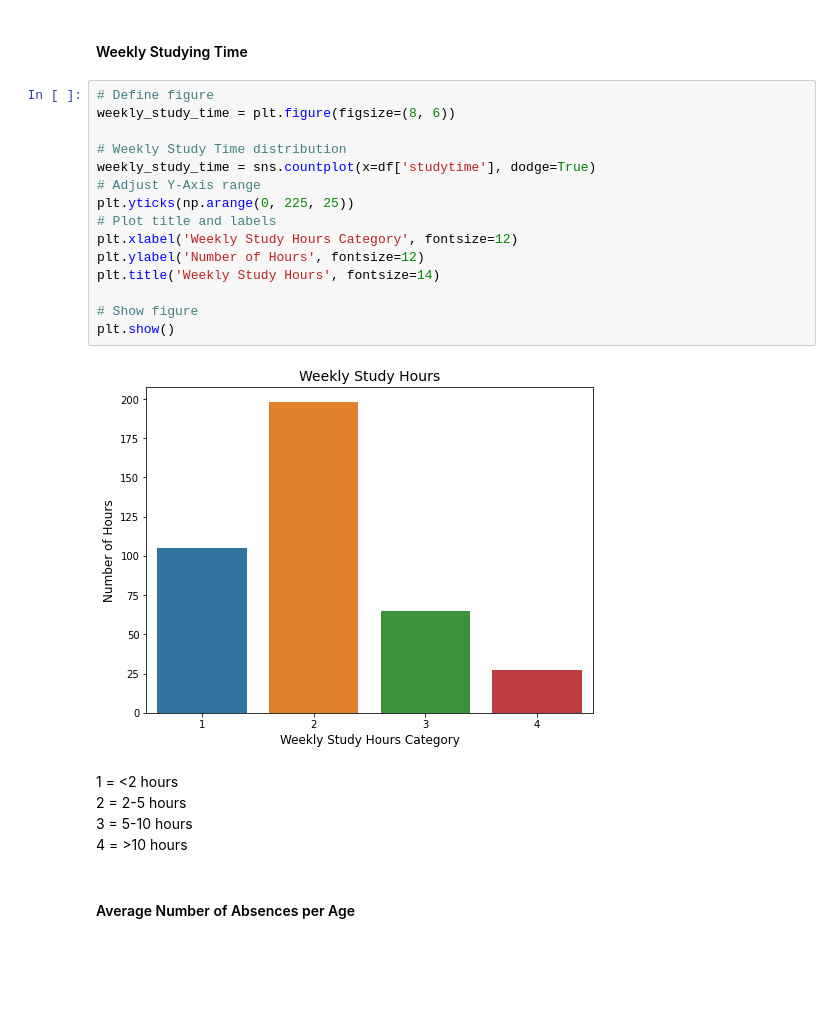
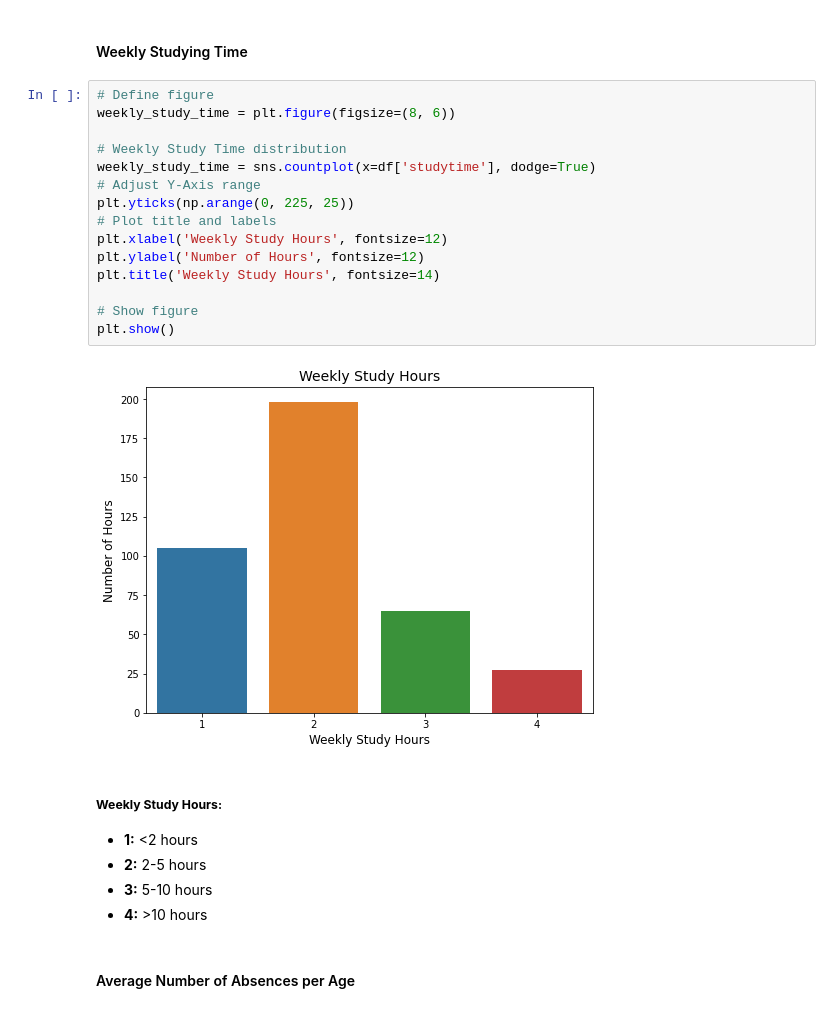
Before and after one commit to MarkLee7925/Student-Grade-Regression, a Jupyter notebook: Math/Student_Grade_Regression_Math.ipynb, the cells around one changed output. Saved outputs shown, nothing was run; the diff lists cells and outputs as text; blank space fills up the shorter version.

```diff
--- a/Math/Student_Grade_Regression_Math.ipynb
+++ b/Math/Student_Grade_Regression_Math.ipynb
@@ -220,25 +222,27 @@ plt.show()
 # %%
 # Define figure
 weekly_study_time = plt.figure(figsize=(8, 6))
 
 # Weekly Study Time distribution
 weekly_study_time = sns.countplot(x=df['studytime'], dodge=True)
 # Adjust Y-Axis range
 plt.yticks(np.arange(0, 225, 25))
 # Plot title and labels
-plt.xlabel('Weekly Study Hours Category', fontsize=12)
+plt.xlabel('Weekly Study Hours', fontsize=12)
 plt.ylabel('Number of Hours', fontsize=12)
 plt.title('Weekly Study Hours', fontsize=14)
 
 # Show figure
 plt.show()
 # %% [output]
-[figure, old version]
+[figure, new version]
 # %% [markdown]
-1 = <2 hours\
-2 = 2-5 hours\
-3 = 5-10 hours\
-4 = >10 hours
+##### **Weekly Study Hours:**
+
+- **1:** <2 hours
+- **2:** 2-5 hours
+- **3:** 5-10 hours
+- **4:** >10 hours
 # %% [markdown]
 #### Average Number of Absences per Age
 # %%
```
Also changed, not shown: parts of 11 cells of this notebook.
